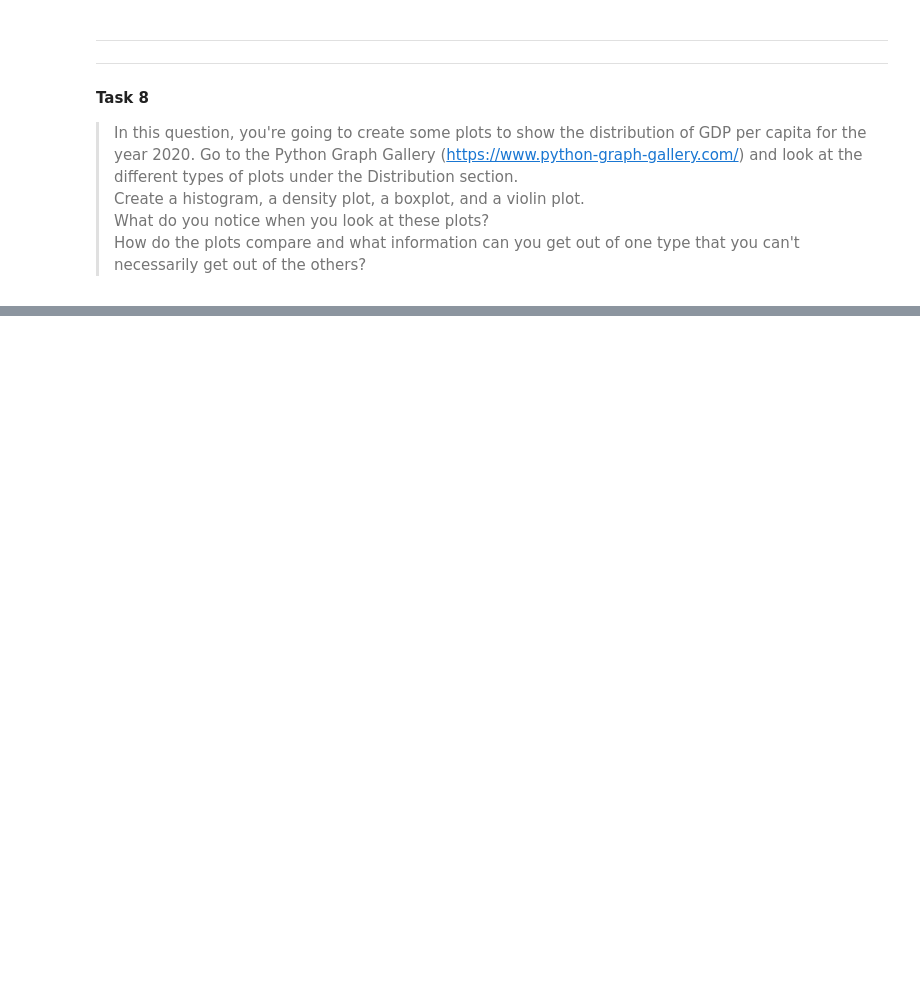
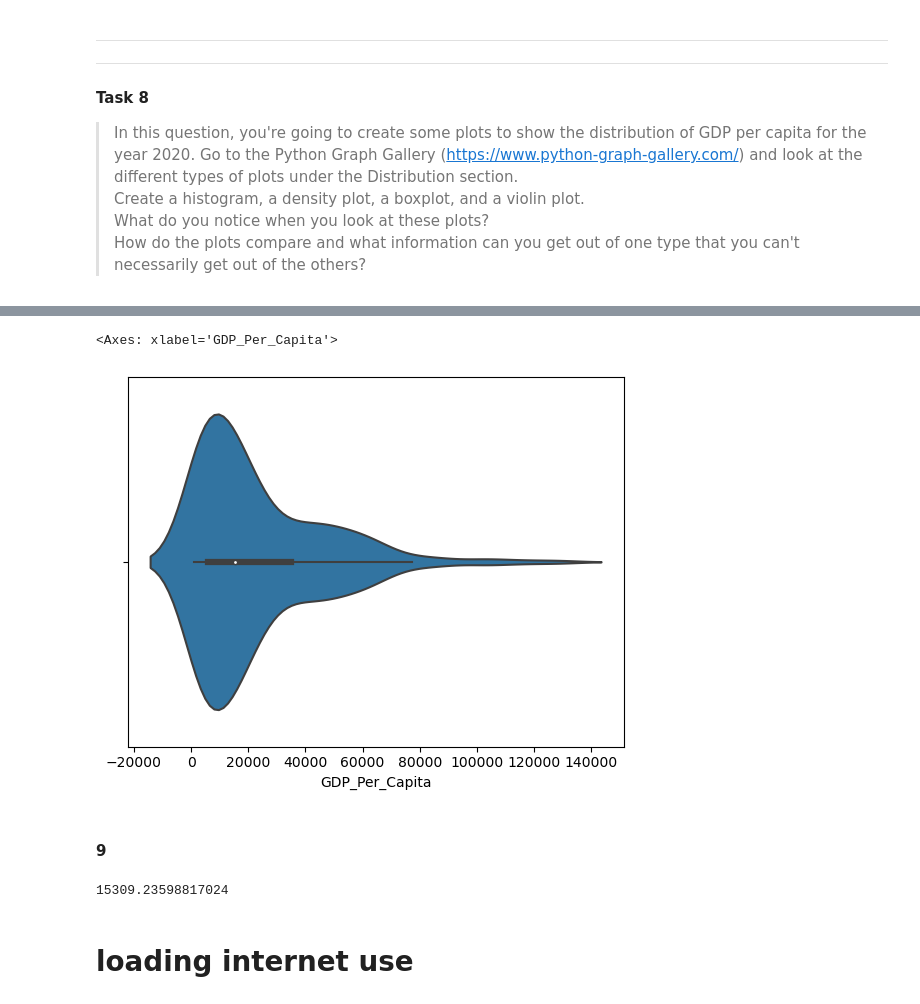
Before and after one commit to NSS-Full-Time-Data-Analytics-16/un-project-william-benjamin, a Jupyter notebook: notebooks/united-nations.ipynb, the cells around one changed output, grey strips where cells are left out. Drawn from its saved outputs; the diff is of its cells as text; code cells hidden in the pictures; blank space fills up the shorter version.

```diff
--- a/notebooks/united-nations.ipynb
+++ b/notebooks/united-nations.ipynb
@@ -107,0 +164,13 @@ count_years[34 == count_years['Year Count']]
+# %%
+sns.violinplot(data = gdp_2020, x = "GDP_Per_Capita")
+# %% [output]
+<Axes: xlabel='GDP_Per_Capita'>
+[figure, added]
+# %% [markdown]
+#### 9
+# %%
+gdp_2020.GDP_Per_Capita.median()
+# %% [output]
+15309.23598817024
+# %% [markdown]
+# loading internet use
```
Also changed, not shown: parts of 9 cells of this notebook.
